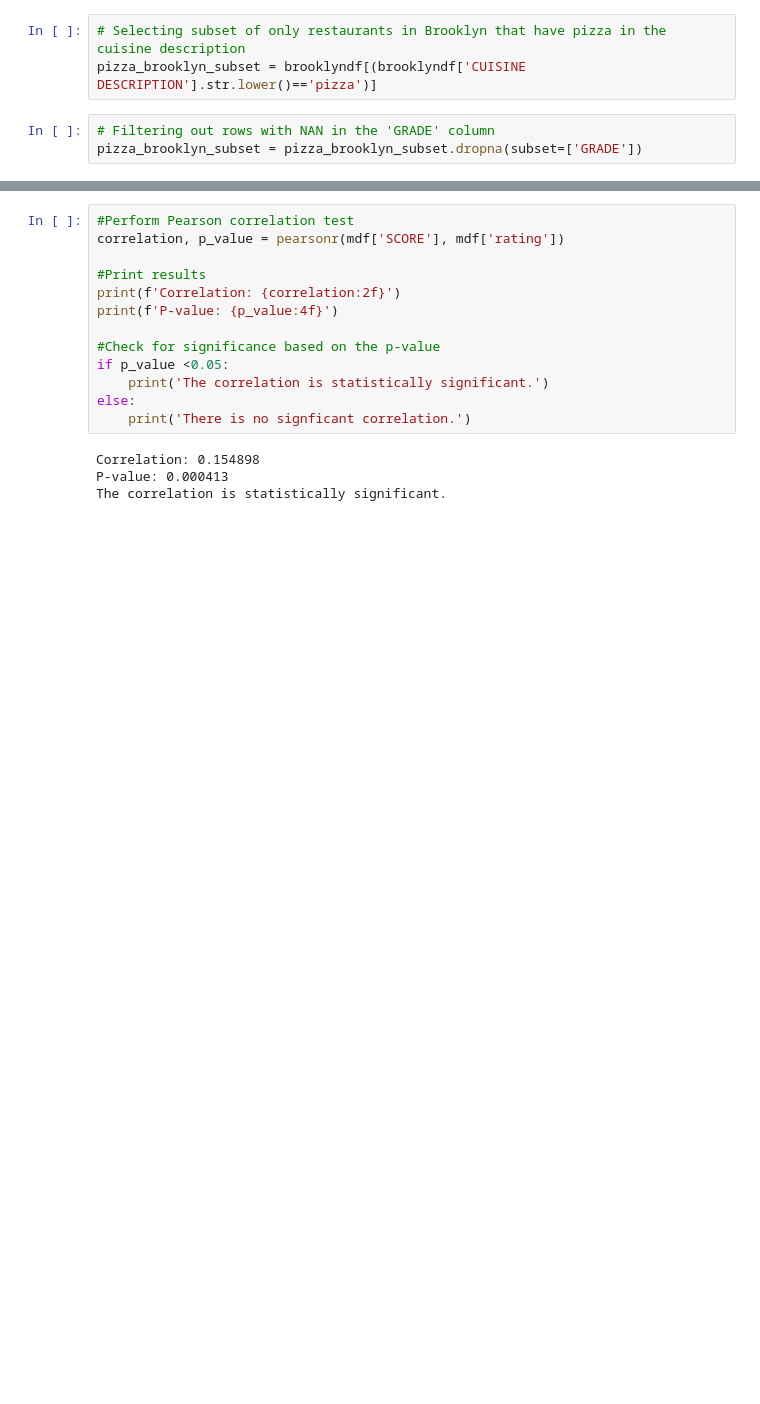
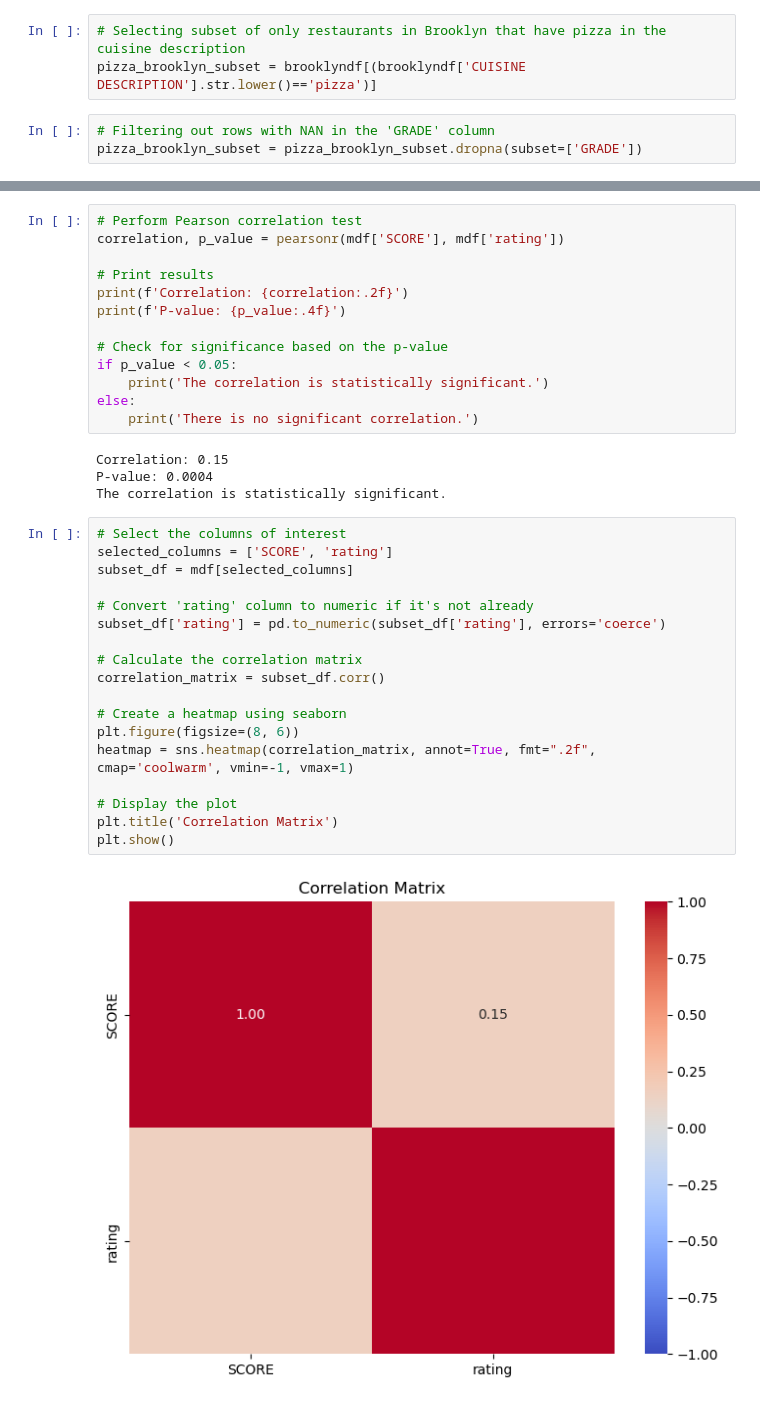
Before and after one commit to Codeguy225/Restaurant-Inspections-Project, a Jupyter notebook: Hypothesis Testing.ipynb, the cells around one changed output, grey strips where cells are left out. Cells and saved outputs as stored; diff of their text form; blank space fills up the shorter version.

```diff
--- a/Hypothesis Testing.ipynb
+++ b/Hypothesis Testing.ipynb
@@ -185,17 +191,37 @@ Name: count, dtype: int64
 # %%
-#Perform Pearson correlation test
+# Perform Pearson correlation test
 correlation, p_value = pearsonr(mdf['SCORE'], mdf['rating'])
 
-#Print results
-print(f'Correlation: {correlation:2f}')
-print(f'P-value: {p_value:4f}')
+# Print results
+print(f'Correlation: {correlation:.2f}')
+print(f'P-value: {p_value:.4f}')
 
-#Check for significance based on the p-value
-if p_value <0.05:
+# Check for significance based on the p-value
+if p_value < 0.05:
     print('The correlation is statistically significant.')
 else:
-    print('There is no signficant correlation.')
+    print('There is no significant correlation.')
 # %% [output]
-Correlation: 0.154898
-P-value: 0.000413
+Correlation: 0.15
+P-value: 0.0004
 The correlation is statistically significant.
+# %%
+# Select the columns of interest
+selected_columns = ['SCORE', 'rating']
+subset_df = mdf[selected_columns]
+
+# Convert 'rating' column to numeric if it's not already
+subset_df['rating'] = pd.to_numeric(subset_df['rating'], errors='coerce')
+
+# Calculate the correlation matrix
+correlation_matrix = subset_df.corr()
+
+# Create a heatmap using seaborn
+plt.figure(figsize=(8, 6))
+heatmap = sns.heatmap(correlation_matrix, annot=True, fmt=".2f", cmap='coolwarm', vmin=-1, vmax=1)
+
+# Display the plot
+plt.title('Correlation Matrix')
+plt.show()
+# %% [output]
+[figure, added]
```
Also changed, not shown: parts of 15 cells of this notebook, 5 other files.
